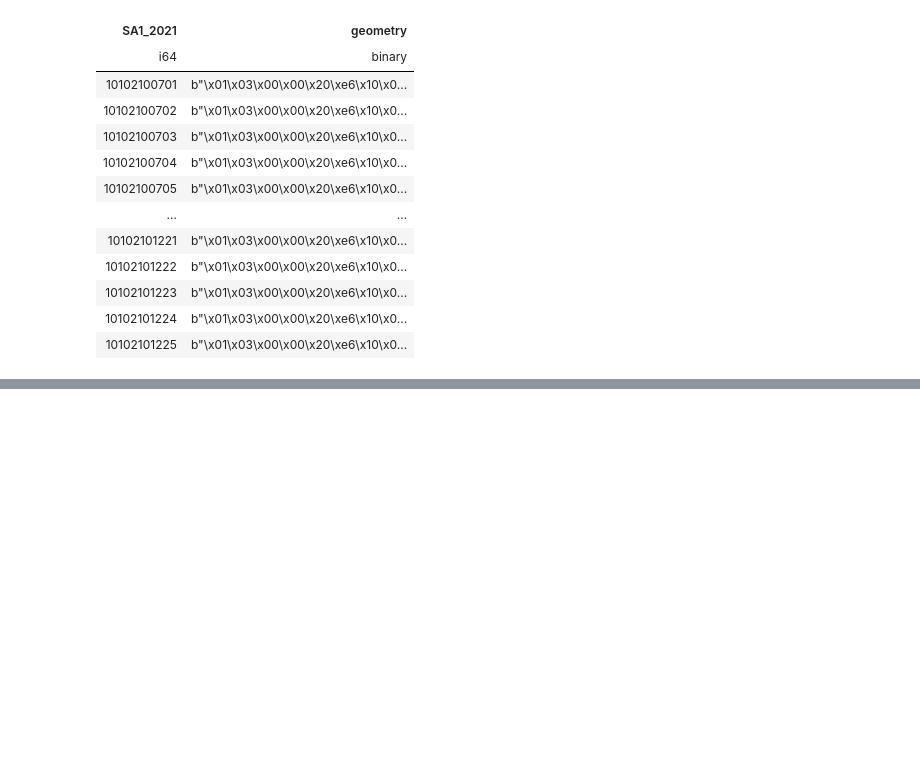
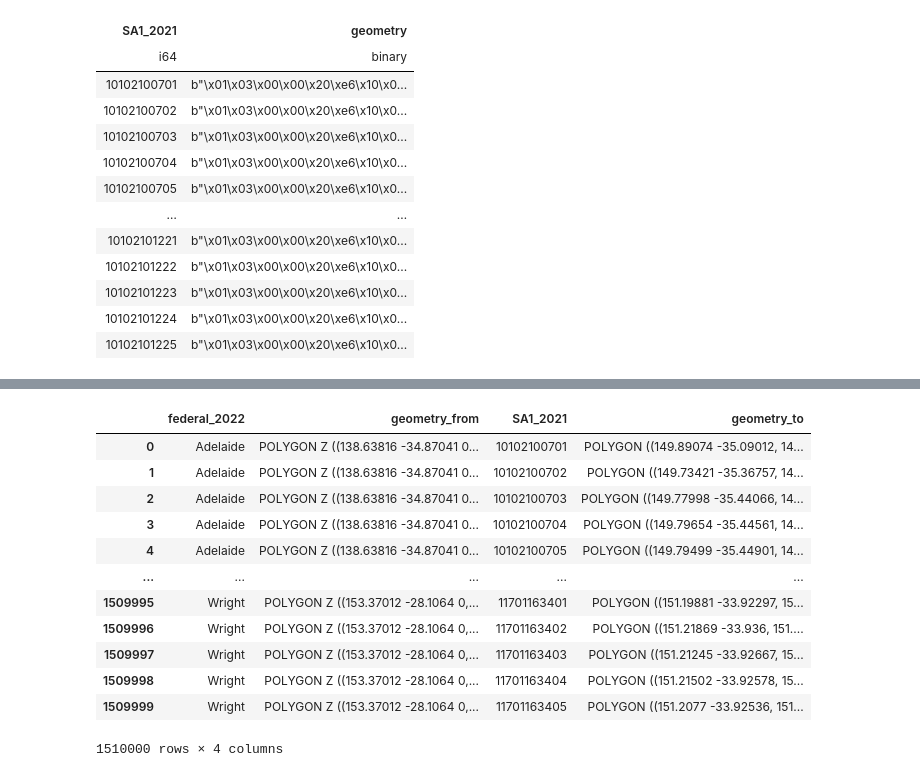
Before and after one commit to Andre-Medina/Electoralyze, a Jupyter notebook: experiments/02_geo_data/03.4_redistr_between_real_regions.ipynb, the cells around one changed output, grey strips where cells are left out. Drawn from its saved outputs; the diff is of its cells as text; code cells hidden in the pictures; blank space fills up the shorter version.

```diff
--- a/experiments/02_geo_data/03.4_redistr_between_real_regions.ipynb
+++ b/experiments/02_geo_data/03.4_redistr_between_real_regions.ipynb
@@ -70,0 +70,3 @@ shape: (100, 2)
+# %%
+geometry_from = region.Federal2022.geometry
+geometry_to = region.SA1_2021.geometry.head(10000)
@@ -70,0 +97,21 @@ shape: (100, 2)
+# %%
+geometry_combined = (
+    geometry_from.pipe(to_geopandas)
+    .rename(columns={"geometry": "geometry_from"})
+    .merge(geometry_to.pipe(to_geopandas).rename(columns={"geometry": "geometry_to"}), how="cross")
+)
+geometry_combined
+# %% [output]
+|  | federal_2022 | geometry_from | SA1_2021 | geometry_to |
+| 0 | Adelaide | POLYGON Z ((138.63816 -34.87041 0... | 10102100701 | POLYGON ((149.89074 -35.09012, 14... |
+| 1 | Adelaide | POLYGON Z ((138.63816 -34.87041 0... | 10102100702 | POLYGON ((149.73421 -35.36757, 14... |
+| 2 | Adelaide | POLYGON Z ((138.63816 -34.87041 0... | 10102100703 | POLYGON ((149.77998 -35.44066, 14... |
+| 3 | Adelaide | POLYGON Z ((138.63816 -34.87041 0... | 10102100704 | POLYGON ((149.79654 -35.44561, 14... |
+| 4 | Adelaide | POLYGON Z ((138.63816 -34.87041 0... | 10102100705 | POLYGON ((149.79499 -35.44901, 14... |
+| ... | ... | ... | ... | ... |
+| 1509995 | Wright | POLYGON Z ((153.37012 -28.1064 0,... | 11701163401 | POLYGON ((151.19881 -33.92297, 15... |
+| 1509996 | Wright | POLYGON Z ((153.37012 -28.1064 0,... | 11701163402 | POLYGON ((151.21869 -33.936, 151.... |
+| 1509997 | Wright | POLYGON Z ((153.37012 -28.1064 0,... | 11701163403 | POLYGON ((151.21245 -33.92667, 15... |
+| 1509998 | Wright | POLYGON Z ((153.37012 -28.1064 0,... | 11701163404 | POLYGON ((151.21502 -33.92578, 15... |
+| 1509999 | Wright | POLYGON Z ((153.37012 -28.1064 0,... | 11701163405 | POLYGON ((151.2077 -33.92536, 151... |
+1510000 rows × 4 columns
```
Also changed, not shown: parts of 10 cells of this notebook, 3 other files.
